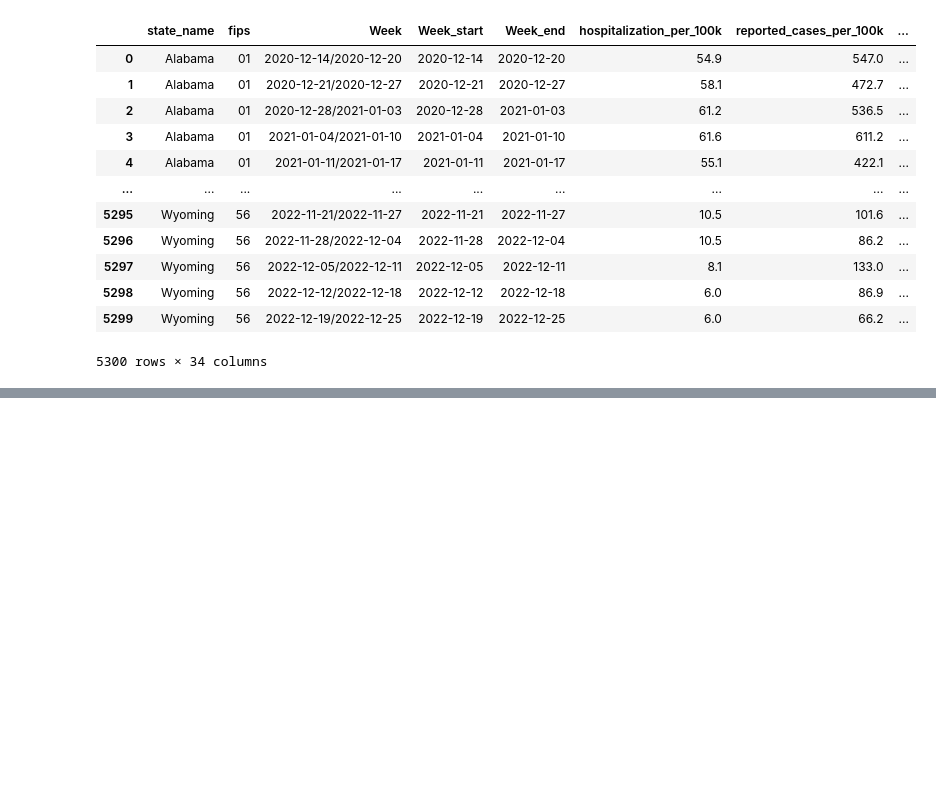
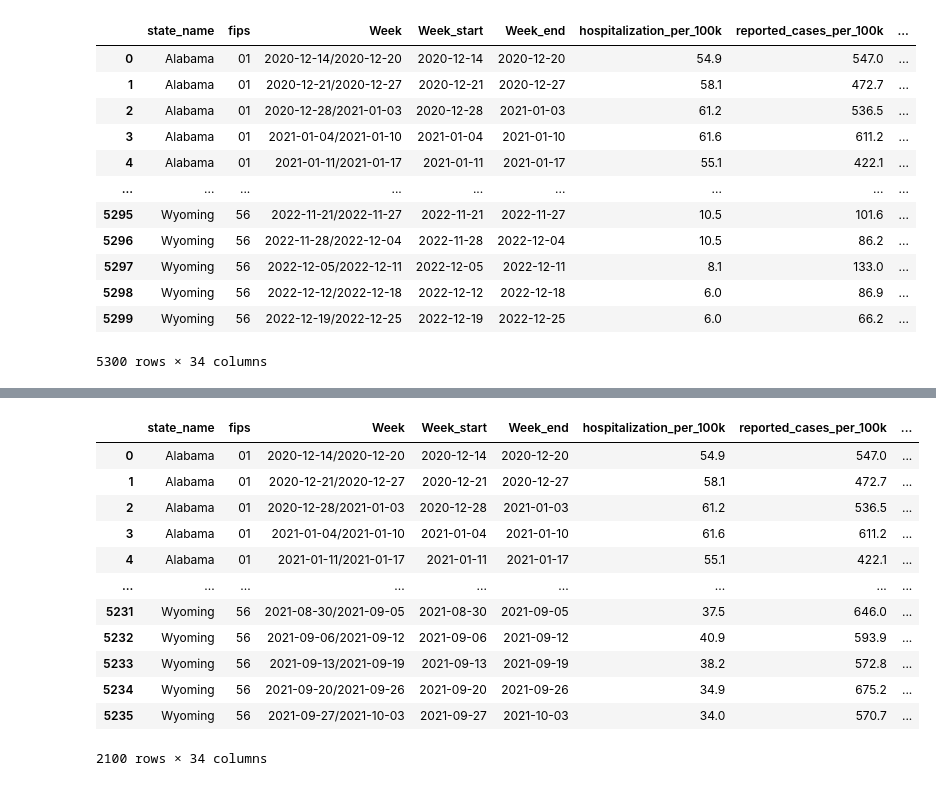
Before and after one commit to AndyJZhao/CovidLLM, a Jupyter notebook: src/notebooks/data_preprocess.ipynb, the cells around one changed output, grey strips where cells are left out. Cells and saved outputs as stored; diff of their text form; code cells hidden in the pictures; blank space fills up the shorter version.

Commit message:
[v0.5 Data] split finished

```diff
--- a/src/notebooks/data_preprocess.ipynb
+++ b/src/notebooks/data_preprocess.ipynb
@@ -206,0 +237,22 @@ pd.read_csv('data/covid_data.csv', index_col=0)
+# %%
+# Splitting the dataframe
+df = data
+train_df = df[df['Week_start'] < '2021-10-01']
+val_df = df[(df['Week_start'] >= '2021-10-01') & (df['Week_start'] < '2022-10-01')]
+test_df = df[df['Week_start'] >= '2022-10-01']
+# %%
+train_df
+# %% [output]
+|  | state_name | fips | Week | Week_start | Week_end | hospitalization_per_100k | reported_cases_per_100k | ... |
+| 0 | Alabama | 01 | 2020-12-14/2020-12-20 | 2020-12-14 | 2020-12-20 | 54.9 | 547.0 | ... |
+| 1 | Alabama | 01 | 2020-12-21/2020-12-27 | 2020-12-21 | 2020-12-27 | 58.1 | 472.7 | ... |
+| 2 | Alabama | 01 | 2020-12-28/2021-01-03 | 2020-12-28 | 2021-01-03 | 61.2 | 536.5 | ... |
+| 3 | Alabama | 01 | 2021-01-04/2021-01-10 | 2021-01-04 | 2021-01-10 | 61.6 | 611.2 | ... |
+| 4 | Alabama | 01 | 2021-01-11/2021-01-17 | 2021-01-11 | 2021-01-17 | 55.1 | 422.1 | ... |
+| ... | ... | ... | ... | ... | ... | ... | ... | ... |
+| 5231 | Wyoming | 56 | 2021-08-30/2021-09-05 | 2021-08-30 | 2021-09-05 | 37.5 | 646.0 | ... |
+| 5232 | Wyoming | 56 | 2021-09-06/2021-09-12 | 2021-09-06 | 2021-09-12 | 40.9 | 593.9 | ... |
+| 5233 | Wyoming | 56 | 2021-09-13/2021-09-19 | 2021-09-13 | 2021-09-19 | 38.2 | 572.8 | ... |
+| 5234 | Wyoming | 56 | 2021-09-20/2021-09-26 | 2021-09-20 | 2021-09-26 | 34.9 | 675.2 | ... |
+| 5235 | Wyoming | 56 | 2021-09-27/2021-10-03 | 2021-09-27 | 2021-10-03 | 34.0 | 570.7 | ... |
+2100 rows × 34 columns
```
Also changed, not shown: parts of 10 cells of this notebook, 9 other files.
